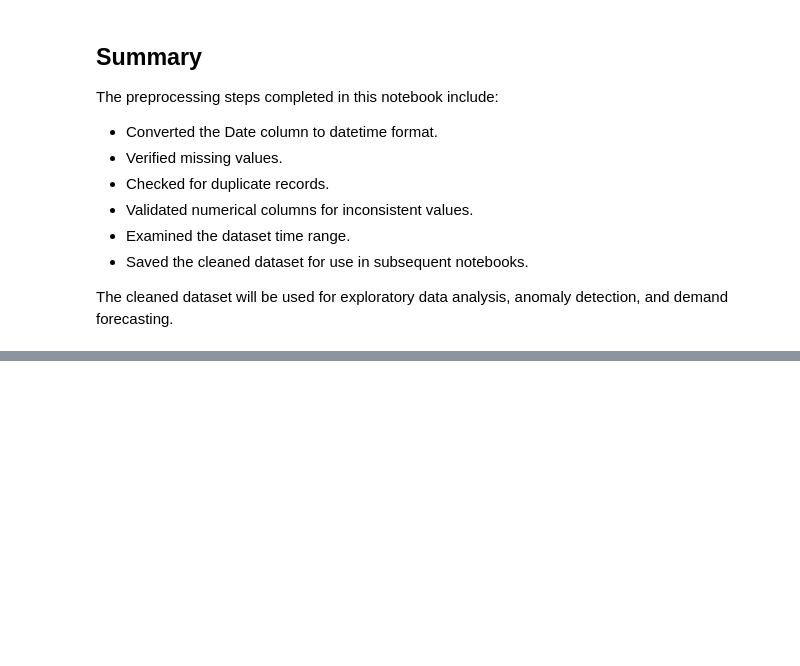
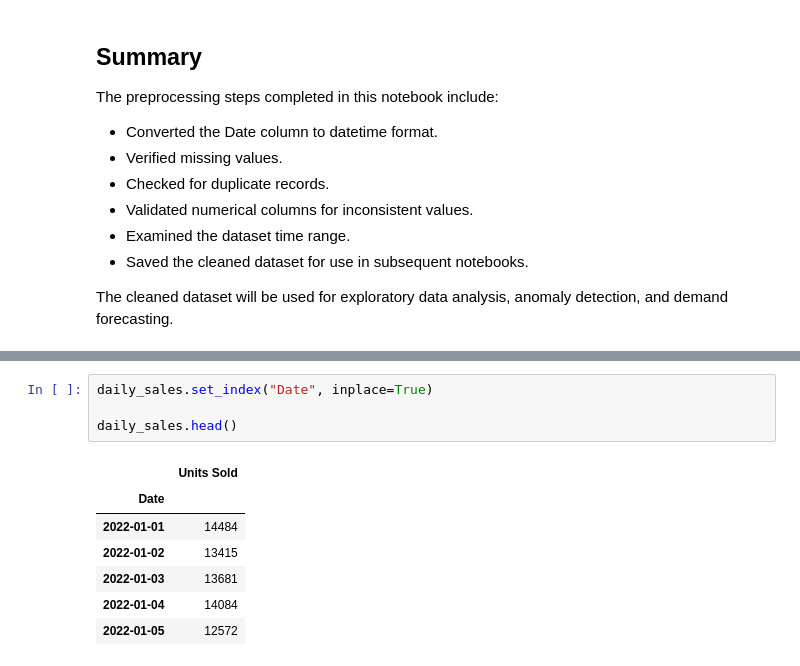
Before and after one commit to Adithyan-7/supply-chain-demand-forecasting, a Jupyter notebook: notebooks/01_data_preprocessing.ipynb, the cells around one changed output, grey strips where cells are left out. Drawn from its saved outputs; the diff is of its cells as text; blank space fills up the shorter version.

```diff
--- a/notebooks/01_data_preprocessing.ipynb
+++ b/notebooks/01_data_preprocessing.ipynb
@@ -261,0 +294,12 @@ detection, and demand forecasting.
+# %%
+daily_sales.set_index("Date", inplace=True)
+
+daily_sales.head()
+# %% [output]
+|  | Units Sold |
+| Date |  |
+| 2022-01-01 | 14484 |
+| 2022-01-02 | 13415 |
+| 2022-01-03 | 13681 |
+| 2022-01-04 | 14084 |
+| 2022-01-05 | 12572 |
```
Also changed, not shown: parts of 8 cells of this notebook, 1 other file.
